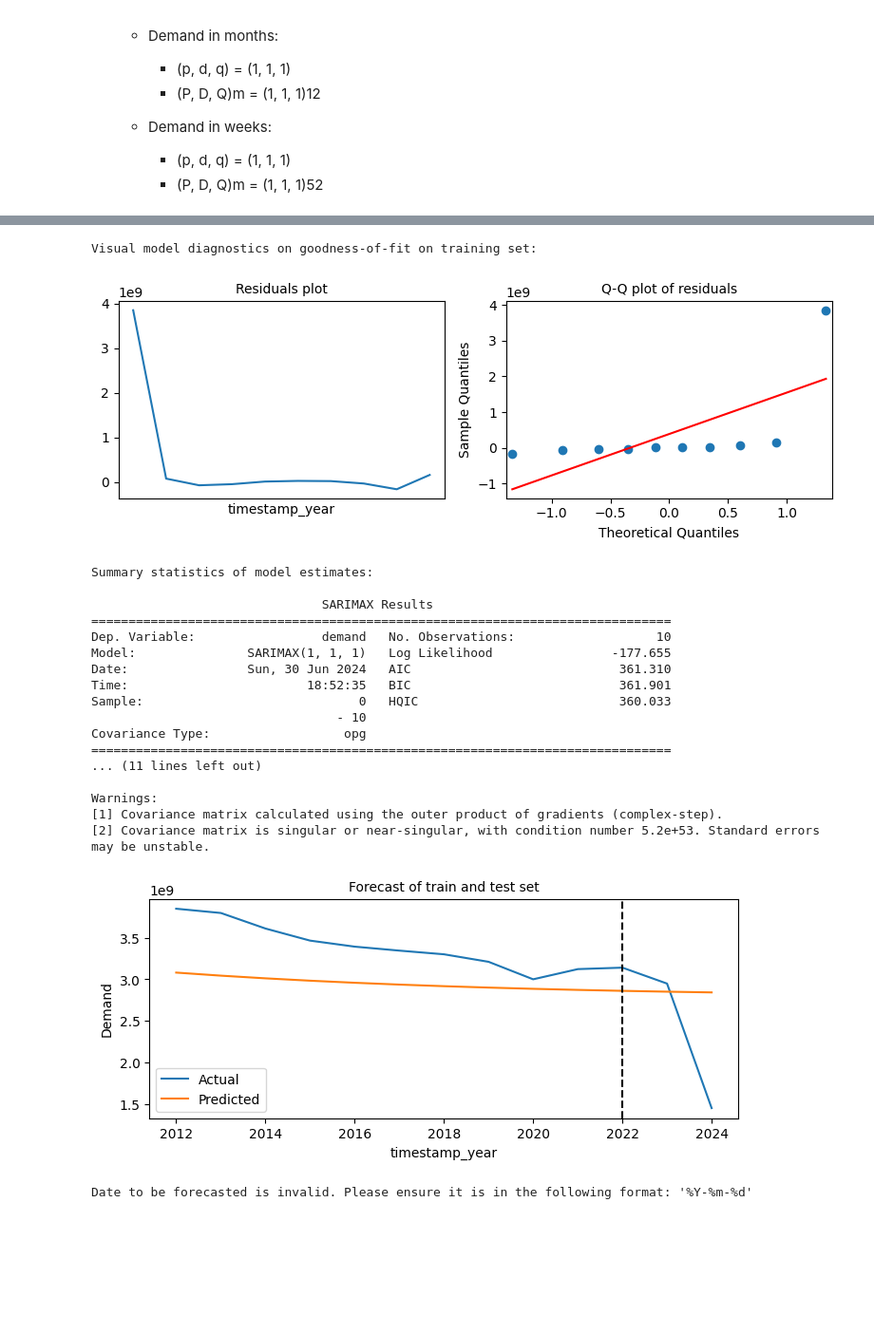
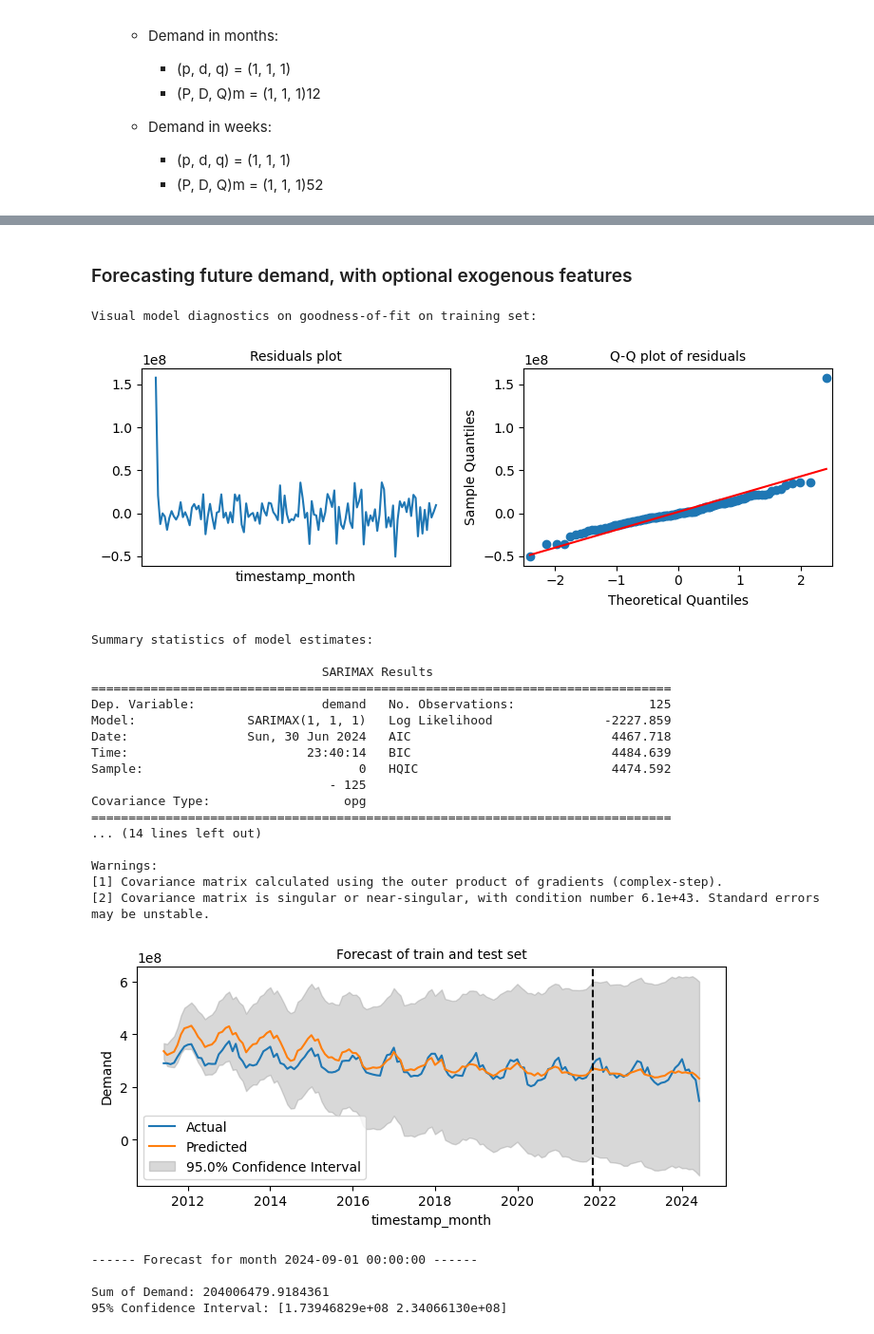
Before and after one commit to ashleythy/bp_challenge, a Jupyter notebook: playground.ipynb, the cells around one changed output, grey strips where cells are left out. Shown: that part at 95% size. Saved outputs shown, nothing was run; the diff lists cells and outputs as text; code cells hidden in the pictures; blank space fills up the shorter version.

```diff
--- a/playground.ipynb
+++ b/playground.ipynb
@@ -760,33 +788,50 @@ class SARIMA:
 
         print(f"Sum of Demand: {float(forecasted_value.values[0])}")
         print(f"{int(100-alpha_ci*100)}% Confidence Interval: {forecasted_ci.values[0]}")
+# %% [markdown]
+<a id='forecast'></a>
+### Forecasting future demand, with optional exogenous features
 # %%
 # fit and predict demand
-model = SARIMA(csv_path='./dataset/gridwatch-all.csv', time_variable='timestamp', time_scale='year', target_variable='demand')
-model.preprocess_data()
-train_df, test_df = model.split_data(test_size=0.2, random_state=1)
-model.fit_model(train_data=train_df, p=1, d=1, q=1, P=0, D=0, Q=0, m=0)
-model.predict_data(test_data=test_df, alpha_ci=0)
-model.forecast(forecast_date='2024-05-01', alpha_ci=0.05)
+model = SARIMA(csv_path='./dataset/gridwatch-all.csv',
+               time_variable='timestamp',
+               time_scale='month',
+               target_variable='demand',
+               exog_features=['coal', 'nuclear', 'hydro']) # instantiate object
+
+model.preprocess_data() # preprocess data
+
+train_df, test_df = model.split_data(test_size=0.2, random_state=1) # split data into train and test set
+
+model.fit_model(train_data=train_df, p=1, d=1, q=1, P=0, D=0, Q=0, m=0) # fit SARIMA model
+
+model.predict_data(test_data=test_df, alpha_ci=0.05) # predict both train and test set, and evaluate predictions
+
+model.forecast(forecast_date='2024-09-01',
+               forecast_exog_features={'coal': 500, 'nuclear': 8000, 'hydro': 500},
+               alpha_ci=0.05) # forecast demand of specified date
 # %% [output]
 Visual model diagnostics on goodness-of-fit on training set:
-[figure, old version]
+[figure, new version]
 Summary statistics of model estimates:
 
                                SARIMAX Results
 ==============================================================================
-Dep. Variable:                 demand   No. Observations:                   10
-Model:               SARIMAX(1, 1, 1)   Log Likelihood                -177.655
-Date:                Sun, 30 Jun 2024   AIC                            361.310
-Time:                        18:52:35   BIC                            361.901
-Sample:                             0   HQIC                           360.033
-                                 - 10
+Dep. Variable:                 demand   No. Observations:                  125
+Model:               SARIMAX(1, 1, 1)   Log Likelihood               -2227.859
+Date:                Sun, 30 Jun 2024   AIC                           4467.718
+Time:                        23:40:14   BIC                           4484.639
+Sample:                             0   HQIC                          4474.592
+                                - 125
 Covariance Type:                  opg
 ==============================================================================
-... (11 lines left out)
+... (14 lines left out)
 
 Warnings:
 [1] Covariance matrix calculated using the outer product of gradients (complex-step).
-[2] Covariance matrix is singular or near-singular, with condition number 5.2e+53. Standard errors may be unstable.
+[2] Covariance matrix is singular or near-singular, with condition number 6.1e+43. Standard errors may be unstable.
-[figure, old version]
+[figure, new version]
-Date to be forecasted is invalid. Please ensure it is in the following format: '%Y-%m-%d'
+------ Forecast for month 2024-09-01 00:00:00 ------
+
+Sum of Demand: 204006479.9184361
+95% Confidence Interval: [1.73946829e+08 2.34066130e+08]
```
Also changed, not shown: parts of 18 cells of this notebook.
